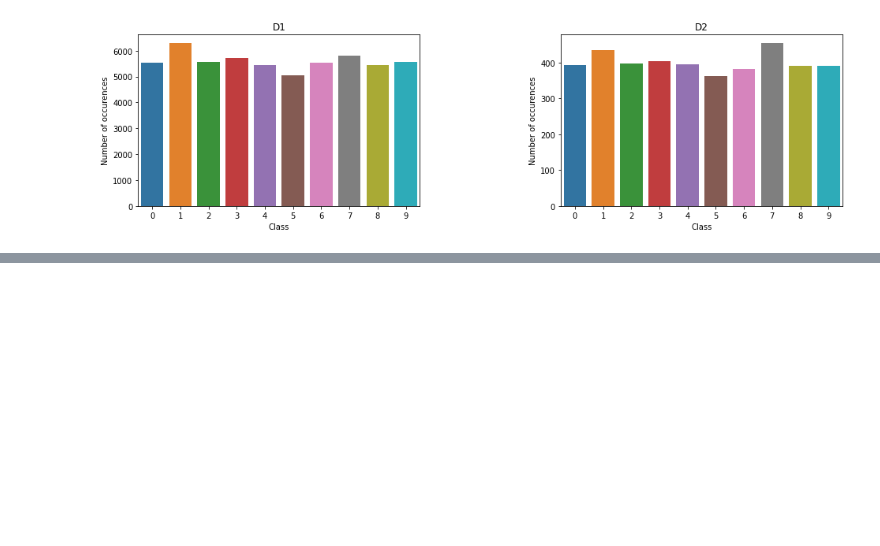
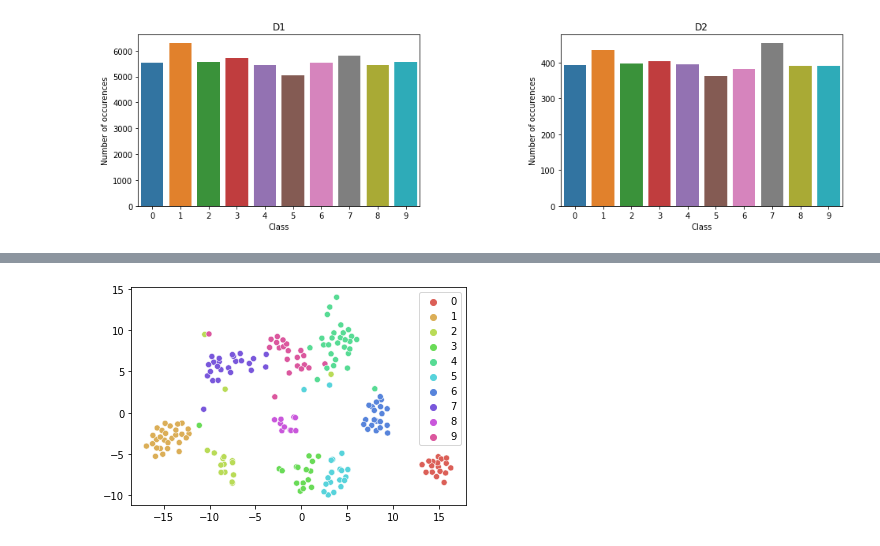
Before and after one commit to markusmkim/DL-Autoencoder, a Jupyter notebook: main.ipynb, the cells around one changed output, grey strips where cells are left out. Cells and saved outputs as stored; diff of their text form; code cells hidden in the pictures; blank space fills up the shorter version.

```diff
--- a/main.ipynb
+++ b/main.ipynb
@@ -141,0 +201,5 @@ print("Test accuracy C2:", acc_C2)
+# %%
+compressed_image_representations = encoder.predict(x_test)
+tsne_plot(compressed_image_representations[:200], test_labels[:200])
+# %% [output]
+[figure, added]
```
Also changed, not shown: parts of 11 cells of this notebook, 3 other files.
